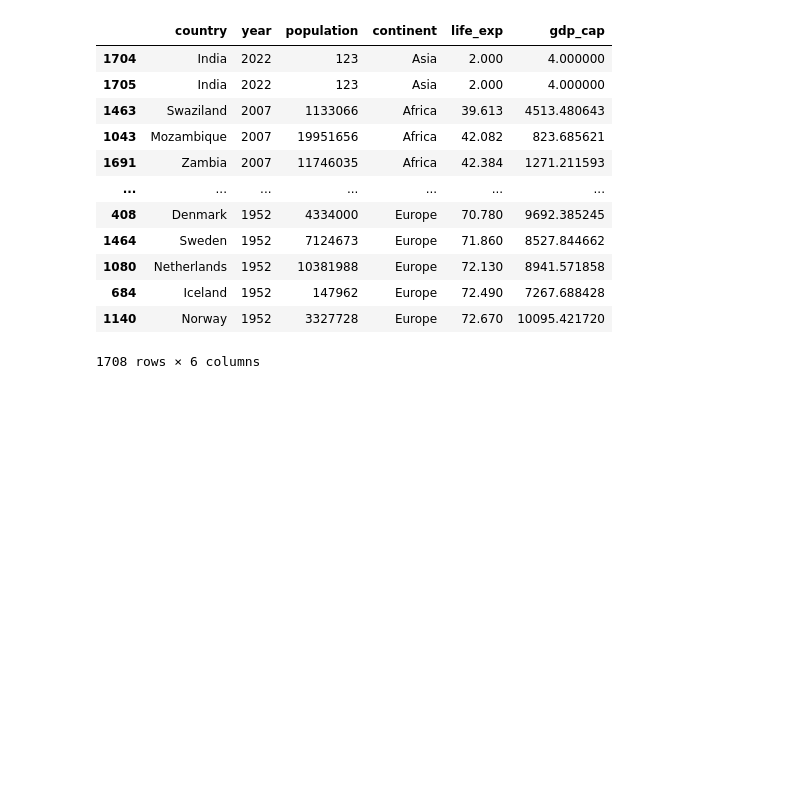
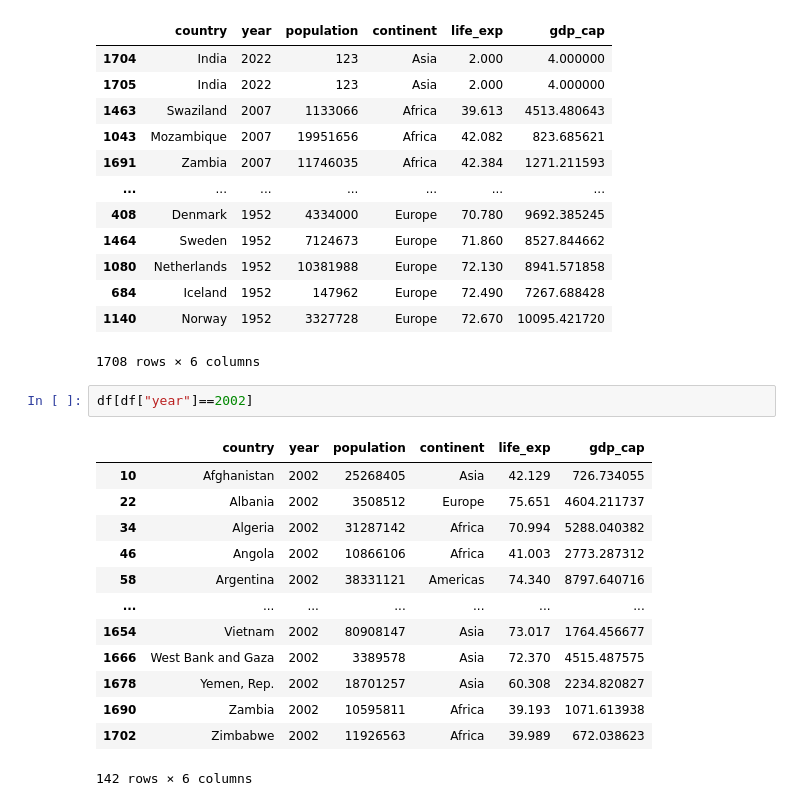
Before and after one commit to jeeet0700/Revision, a Jupyter notebook: Pandas revision.ipynb, the cells around one changed output. Cells and saved outputs as stored; diff of their text form; blank space fills up the shorter version.

```diff
--- a/Pandas revision.ipynb
+++ b/Pandas revision.ipynb
@@ -1100,3 +1100,19 @@ df.sort_values(["year","life_exp"],ascending=[False,True])
 | 684 | Iceland | 1952 | 147962 | Europe | 72.490 | 7267.688428 |
 | 1140 | Norway | 1952 | 3327728 | Europe | 72.670 | 10095.421720 |
 1708 rows × 6 columns
+# %%
+df[df["year"]==2002]
+# %% [output]
+|  | country | year | population | continent | life_exp | gdp_cap |
+| 10 | Afghanistan | 2002 | 25268405 | Asia | 42.129 | 726.734055 |
+| 22 | Albania | 2002 | 3508512 | Europe | 75.651 | 4604.211737 |
+| 34 | Algeria | 2002 | 31287142 | Africa | 70.994 | 5288.040382 |
+| 46 | Angola | 2002 | 10866106 | Africa | 41.003 | 2773.287312 |
+| 58 | Argentina | 2002 | 38331121 | Americas | 74.340 | 8797.640716 |
+| ... | ... | ... | ... | ... | ... | ... |
+| 1654 | Vietnam | 2002 | 80908147 | Asia | 73.017 | 1764.456677 |
+| 1666 | West Bank and Gaza | 2002 | 3389578 | Asia | 72.370 | 4515.487575 |
+| 1678 | Yemen, Rep. | 2002 | 18701257 | Asia | 60.308 | 2234.820827 |
+| 1690 | Zambia | 2002 | 10595811 | Africa | 39.193 | 1071.613938 |
+| 1702 | Zimbabwe | 2002 | 11926563 | Africa | 39.989 | 672.038623 |
+142 rows × 6 columns
```
Also changed, not shown: parts of 16 cells of this notebook.
